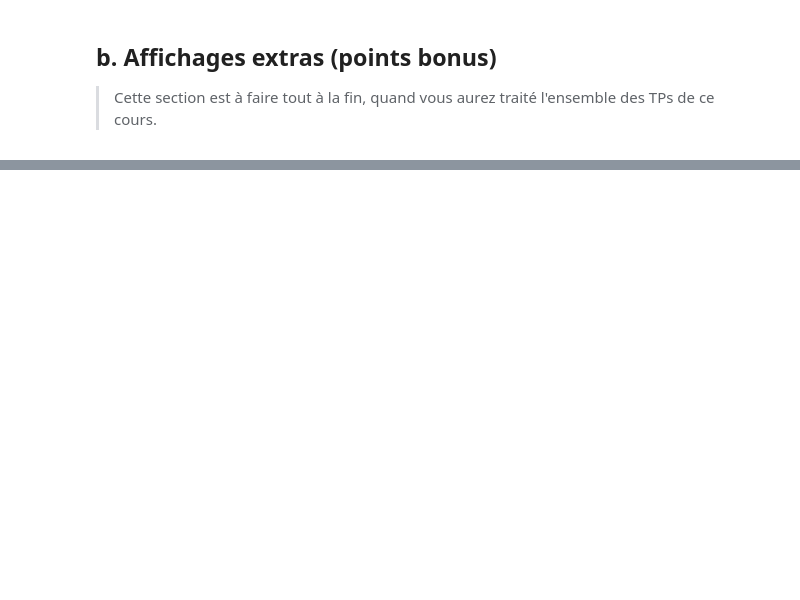
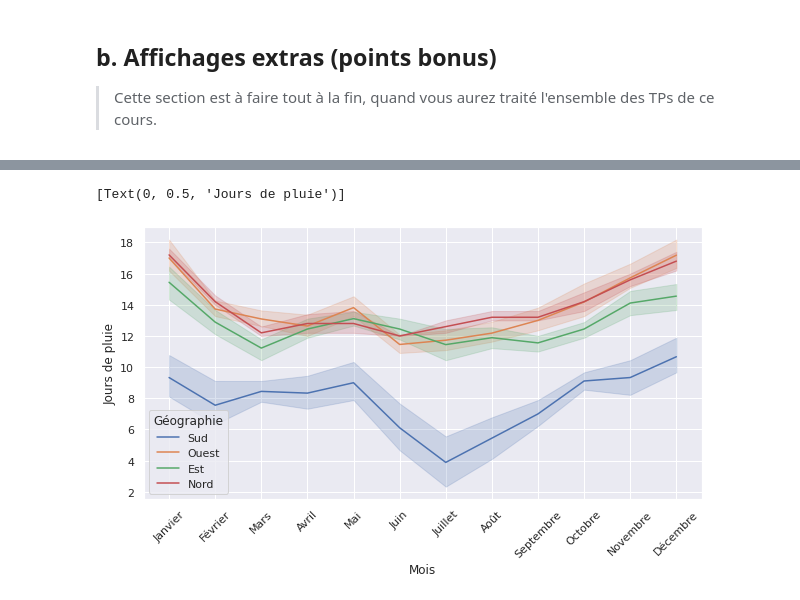
Before and after one commit to campusplage/compte-rendus-ngauthier, a Jupyter notebook: TP1_pandas.ipynb, the cells around one changed output, grey strips where cells are left out. Cells and saved outputs as stored; diff of their text form; code cells hidden in the pictures; blank space fills up the shorter version.

```diff
--- a/TP1_pandas.ipynb
+++ b/TP1_pandas.ipynb
@@ -441,3 +479,16 @@ Réalisez toute sorte d'affichage sur ces données que vous pourriez trouver jol
 Ci-dessous, un exemple, mais soyez créatifs !!
 
 ![image.png](embedded-picture-1)
+# %%
+# Graphique montrant la tendence des jours de pluie en fonction des mois de l'année.
+g = sns.lineplot(x="Mois", y="Valeurs",
+             hue="Géographie",
+             data=dat3)
+for item in g.get_xticklabels():
+    item.set_rotation(45)
+
+g.get_figure().set_size_inches(10,5)
+g.set(ylabel='Jours de pluie')
+# %% [output]
+[Text(0, 0.5, 'Jours de pluie')]
+[figure, added]
```
Also changed, not shown: parts of 17 cells of this notebook.
